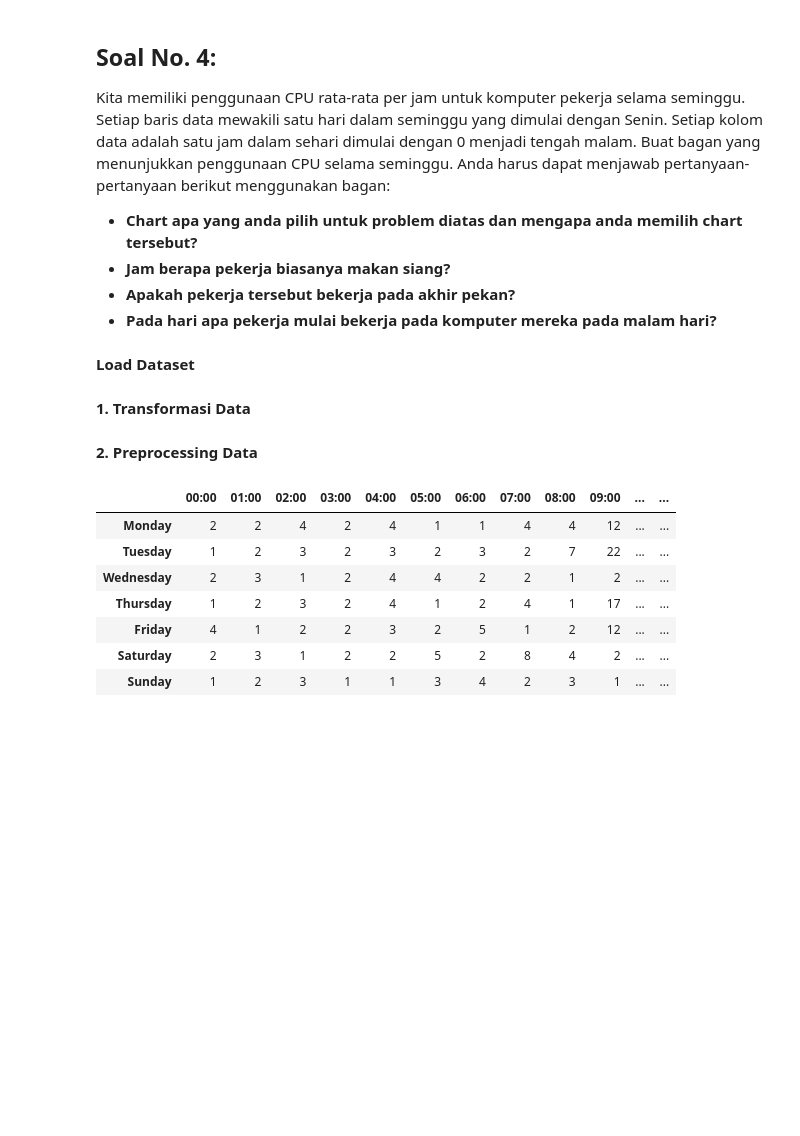
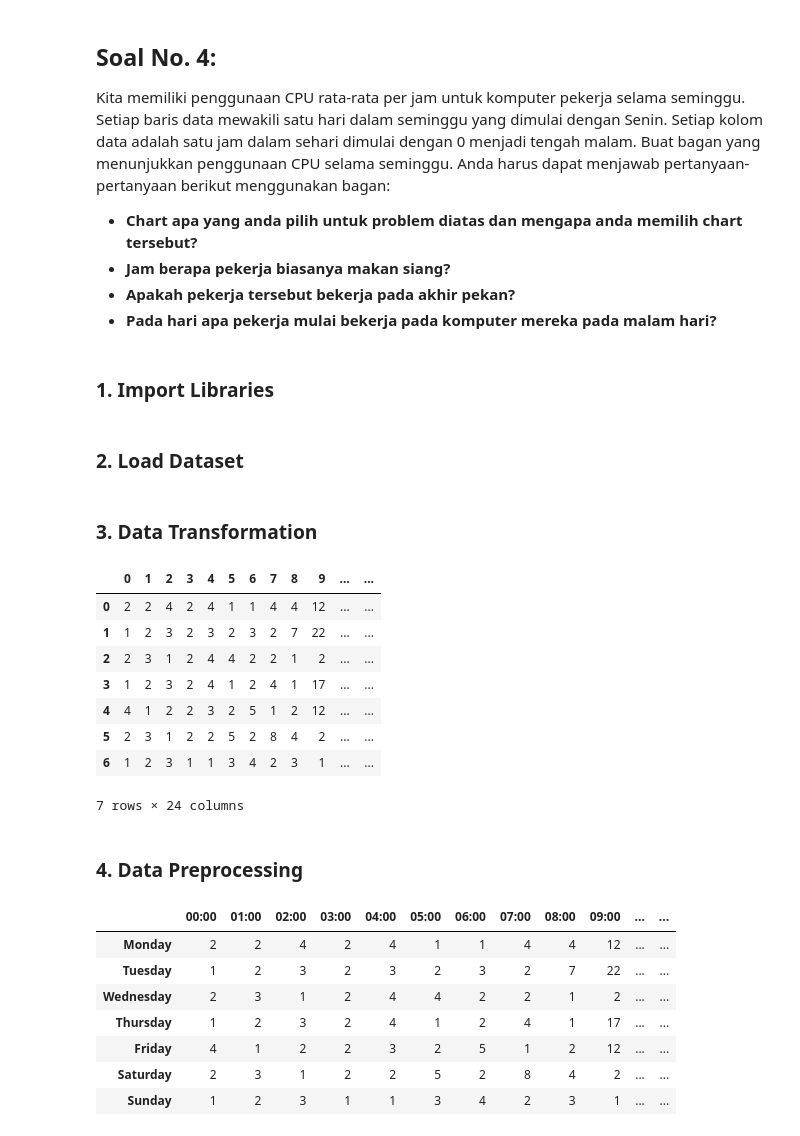
Before and after one commit to notnsas/data-science-application-college-task, a Jupyter notebook: mid_test/UTS_data_science_application_college_subject.ipynb, the cells around one changed output. Cells and saved outputs as stored; diff of their text form; code cells hidden in the pictures; blank space fills up the shorter version.

```diff
--- a/mid_test/UTS_data_science_application_college_subject.ipynb
+++ b/mid_test/UTS_data_science_application_college_subject.ipynb
@@ -366,13 +366,15 @@ chart tersebut?**
 - **Jam berapa pekerja biasanya makan siang?**
 - **Apakah pekerja tersebut bekerja pada akhir pekan?**
 - **Pada hari apa pekerja mulai bekerja pada komputer mereka pada malam hari?**
+# %% [markdown]
+### **1. Import Libraries**
 # %%
 import pandas as pd
 import numpy as np
 import matplotlib.pyplot as plt
 import seaborn as sns
 # %% [markdown]
-**Load Dataset**
+### **2. Load Dataset**
 # %%
 cpu_usage = [
  [2, 2, 4, 2, 4, 1, 1, 4, 4, 12, 22, 23, 45, 9, 33, 56, 23, 40, 21, 6, 6, 2, 2, 3], # Monday
@@ -384,11 +386,22 @@ cpu_usage = [
  [1, 2, 3, 1, 1, 3, 4, 2, 3, 1, 2, 2, 5, 3, 2, 1, 4, 2, 45, 26, 33, 2, 2, 1], # Sunday
 ]
 # %% [markdown]
-**1. Transformasi Data**
+### **3. Data Transformation**
 # %%
 cpu_usage_df = pd.DataFrame(cpu_usage)
+cpu_usage_df
+# %% [output]
+|  | 0 | 1 | 2 | 3 | 4 | 5 | 6 | 7 | 8 | 9 | ... | ... |
+| 0 | 2 | 2 | 4 | 2 | 4 | 1 | 1 | 4 | 4 | 12 | ... | ... |
+| 1 | 1 | 2 | 3 | 2 | 3 | 2 | 3 | 2 | 7 | 22 | ... | ... |
+| 2 | 2 | 3 | 1 | 2 | 4 | 4 | 2 | 2 | 1 | 2 | ... | ... |
+| 3 | 1 | 2 | 3 | 2 | 4 | 1 | 2 | 4 | 1 | 17 | ... | ... |
+| 4 | 4 | 1 | 2 | 2 | 3 | 2 | 5 | 1 | 2 | 12 | ... | ... |
+| 5 | 2 | 3 | 1 | 2 | 2 | 5 | 2 | 8 | 4 | 2 | ... | ... |
+| 6 | 1 | 2 | 3 | 1 | 1 | 3 | 4 | 2 | 3 | 1 | ... | ... |
+7 rows × 24 columns
 # %% [markdown]
-**2. Preprocessing Data**
+### **4. Data Preprocessing**
 # %%
 days = ['Monday', 'Tuesday', 'Wednesday', 'Thursday', 'Friday', 'Saturday', 'Sunday']
 hours = [f'{i:02d}:00' for i in range(24)]
```
Also changed, not shown: parts of 5 cells of this notebook.
